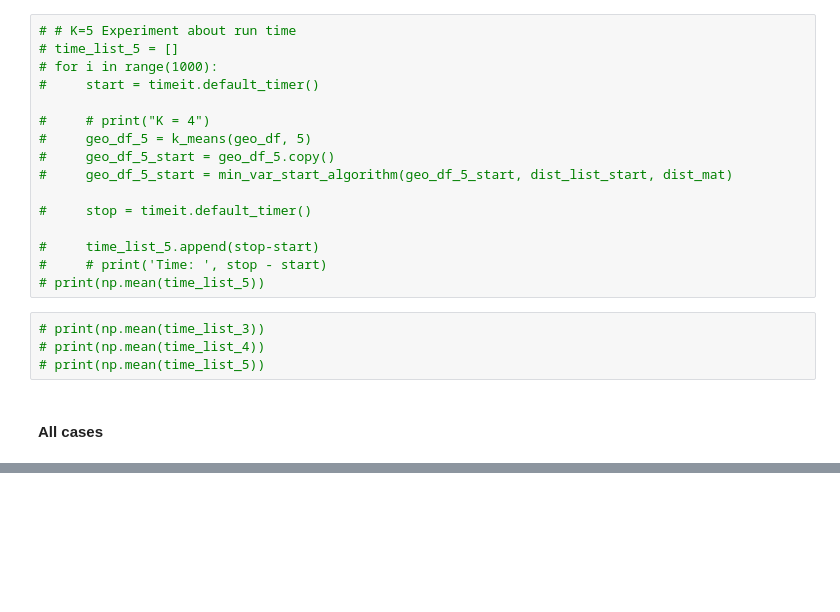
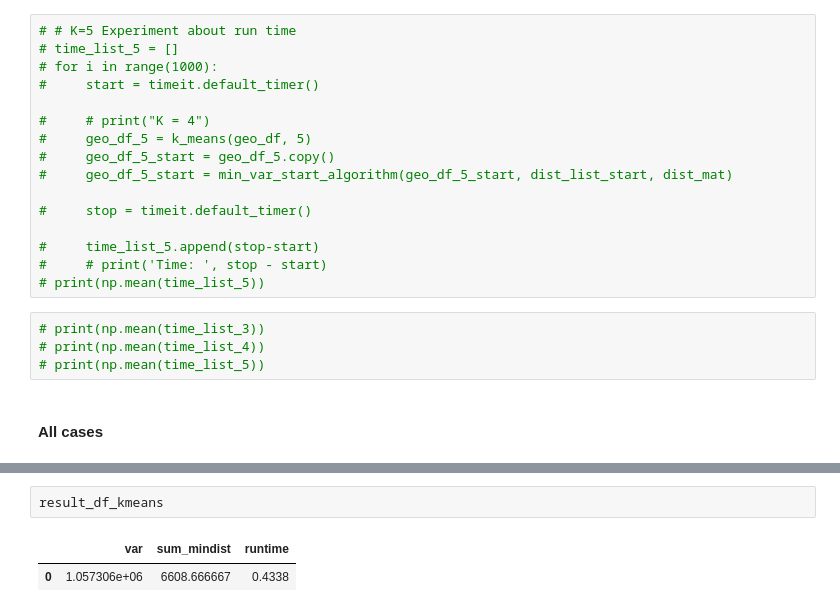
Before and after one commit to Park-taenam/Map_Clustering, a Jupyter notebook: clustering/clustering_experiment.ipynb, the cells around one changed output, grey strips where cells are left out. Drawn from its saved outputs; the diff is of its cells as text; blank space fills up the shorter version.

```diff
--- a/clustering/clustering_experiment.ipynb
+++ b/clustering/clustering_experiment.ipynb
@@ -487,0 +525,5 @@ Var : 5.6982e+06
+# %%
+result_df_kmeans
+# %% [output]
+|  | var | sum_mindist | runtime |
+| 0 | 1.057306e+06 | 6608.666667 | 0.4338 |
```
Also changed, not shown: parts of 16 cells of this notebook.
